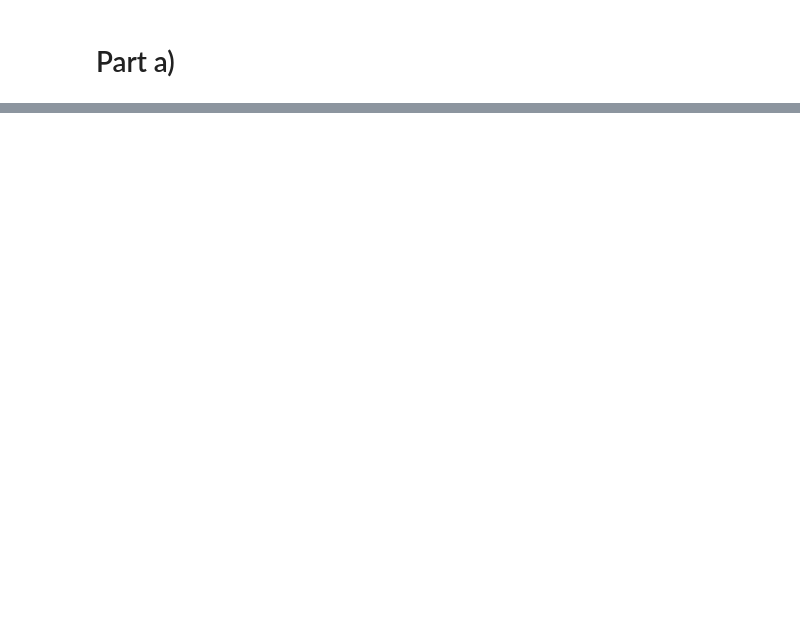
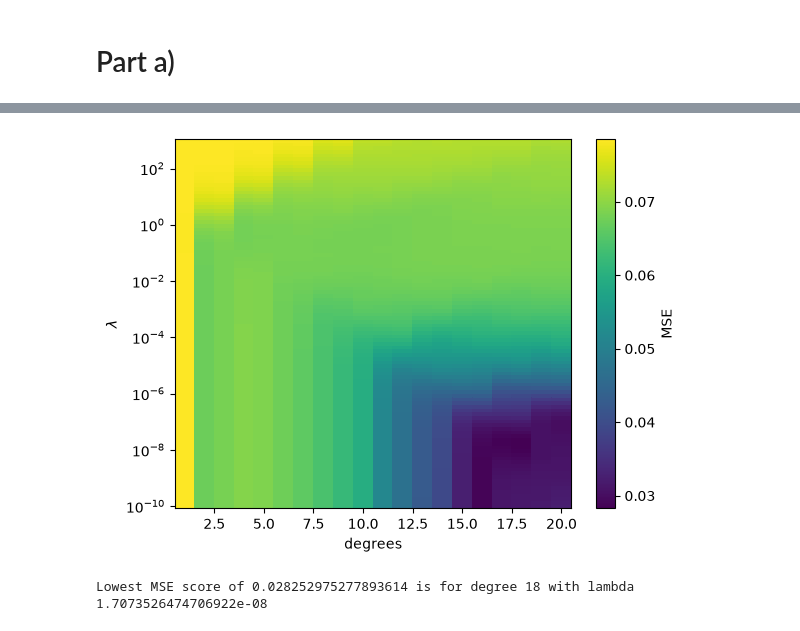
Before and after one commit to art-is-0/FYS-STK4155, a Jupyter notebook: Project1/Project1.ipynb, the cells around one changed output, grey strips where cells are left out. Cells and saved outputs as stored; diff of their text form; code cells hidden in the pictures; blank space fills up the shorter version.

```diff
--- a/Project1/Project1.ipynb
+++ b/Project1/Project1.ipynb
@@ -94,0 +147,14 @@ plt.show()
+# %%
+plt.yscale('log')
+plt.pcolor(X, Y, MSE[1], shading='auto')
+plt.colorbar(label="MSE")
+plt.xlabel('degrees')
+plt.ylabel(r'$\lambda$')
+plt.show()
+
+index = np.unravel_index(np.argmin(MSE[1]), (max_deg, n_lambdas))
+
+print(f"Lowest MSE score of {MSE[1, index[0], index[1]]} is for degree {index[0]+1} with lambda {lambdas[index[1]]}")
+# %% [output]
+[figure, added]
+Lowest MSE score of 0.028252975277893614 is for degree 18 with lambda 1.7073526474706922e-08
```
Also changed, not shown: parts of 7 cells of this notebook.
